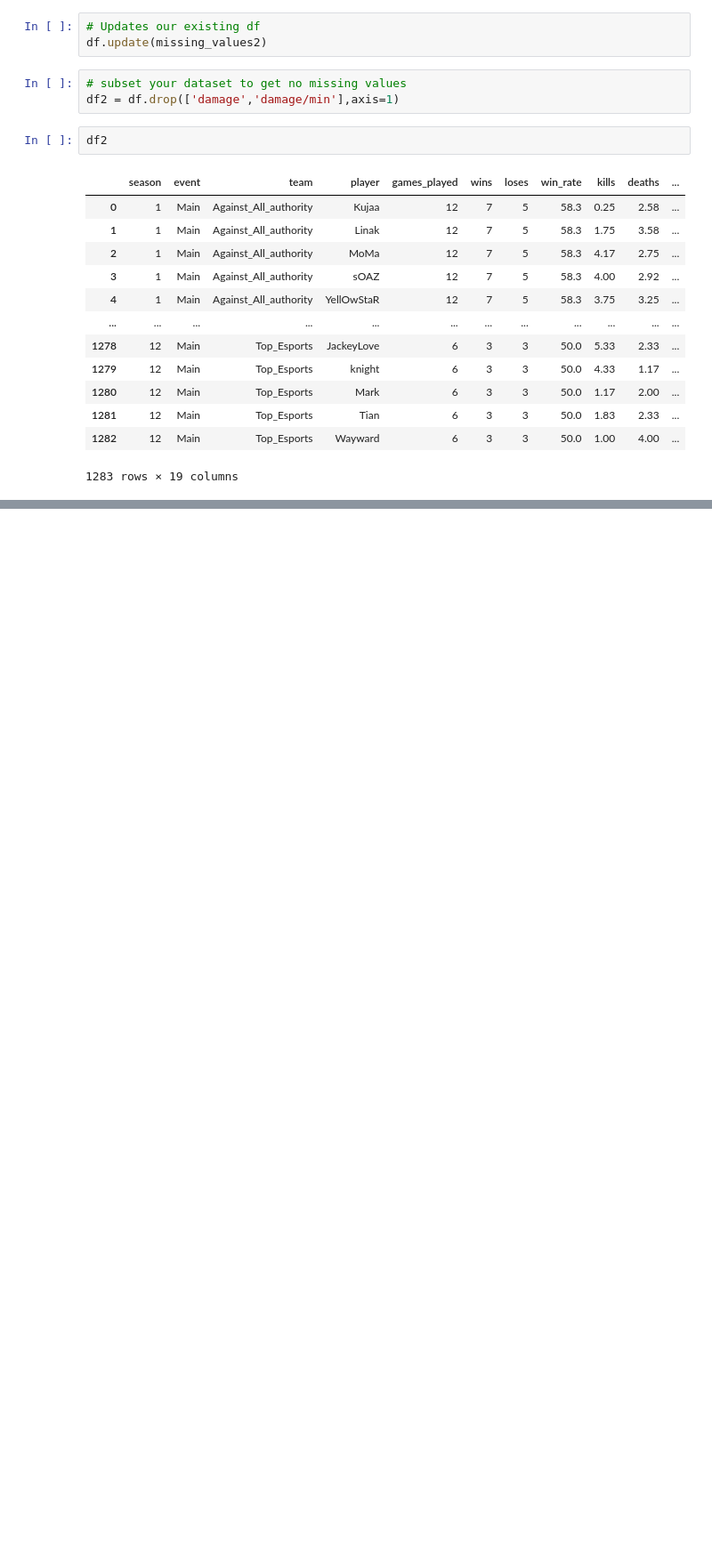
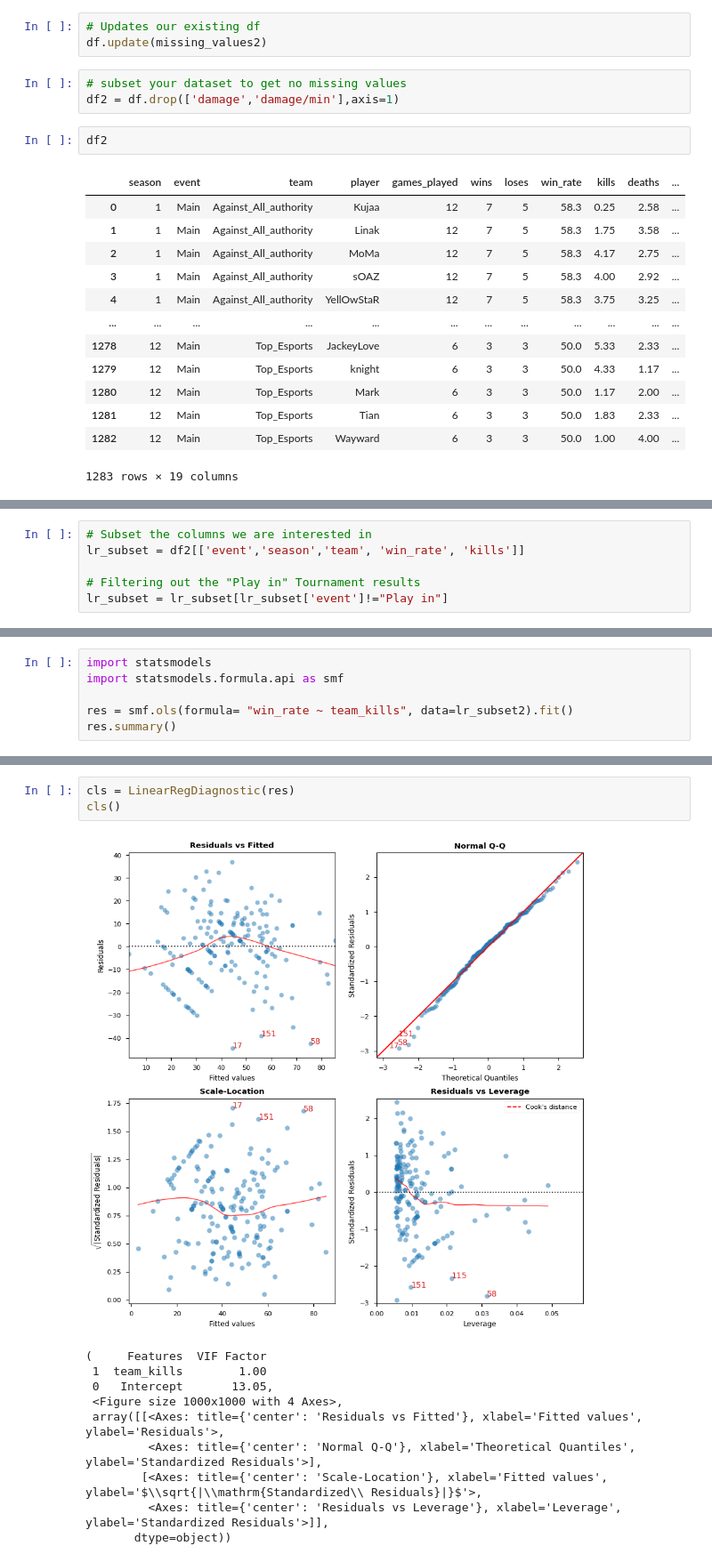
Before and after one commit to Ly-Mark/FrameWise, a Jupyter notebook: notebooks/Supervised Algorithms/LeagueLinearReg.ipynb, the cells around one changed output, grey strips where cells are left out. Shown at 89% size. Cells and saved outputs as stored; diff of their text form; blank space fills up the shorter version.

```diff
--- a/notebooks/Supervised Algorithms/LeagueLinearReg.ipynb
+++ b/notebooks/Supervised Algorithms/LeagueLinearReg.ipynb
@@ -67,0 +158,6 @@ df2
+# %%
+# Subset the columns we are interested in
+lr_subset = df2[['event','season','team', 'win_rate', 'kills']]
+
+# Filtering out the "Play in" Tournament results
+lr_subset = lr_subset[lr_subset['event']!="Play in"]
@@ -67,0 +322,6 @@ df2
+# %%
+import statsmodels
+import statsmodels.formula.api as smf
+
+res = smf.ols(formula= "win_rate ~ team_kills", data=lr_subset2).fit()
+res.summary()
@@ -67,0 +662,14 @@ df2
+# %%
+cls = LinearRegDiagnostic(res)
+cls()
+# %% [output]
+[figure, added]
+(     Features  VIF Factor
+ 1  team_kills        1.00
+ 0   Intercept       13.05,
+ <Figure size 1000x1000 with 4 Axes>,
+ array([[<Axes: title={'center': 'Residuals vs Fitted'}, xlabel='Fitted values', ylabel='Residuals'>,
+         <Axes: title={'center': 'Normal Q-Q'}, xlabel='Theoretical Quantiles', ylabel='Standardized Residuals'>],
+        [<Axes: title={'center': 'Scale-Location'}, xlabel='Fitted values', ylabel='$\\sqrt{|\\mathrm{Standardized\\ Residuals}|}$'>,
+         <Axes: title={'center': 'Residuals vs Leverage'}, xlabel='Leverage', ylabel='Standardized Residuals'>]],
+       dtype=object))
```
Also changed, not shown: parts of 38 cells of this notebook, 12 other files.
